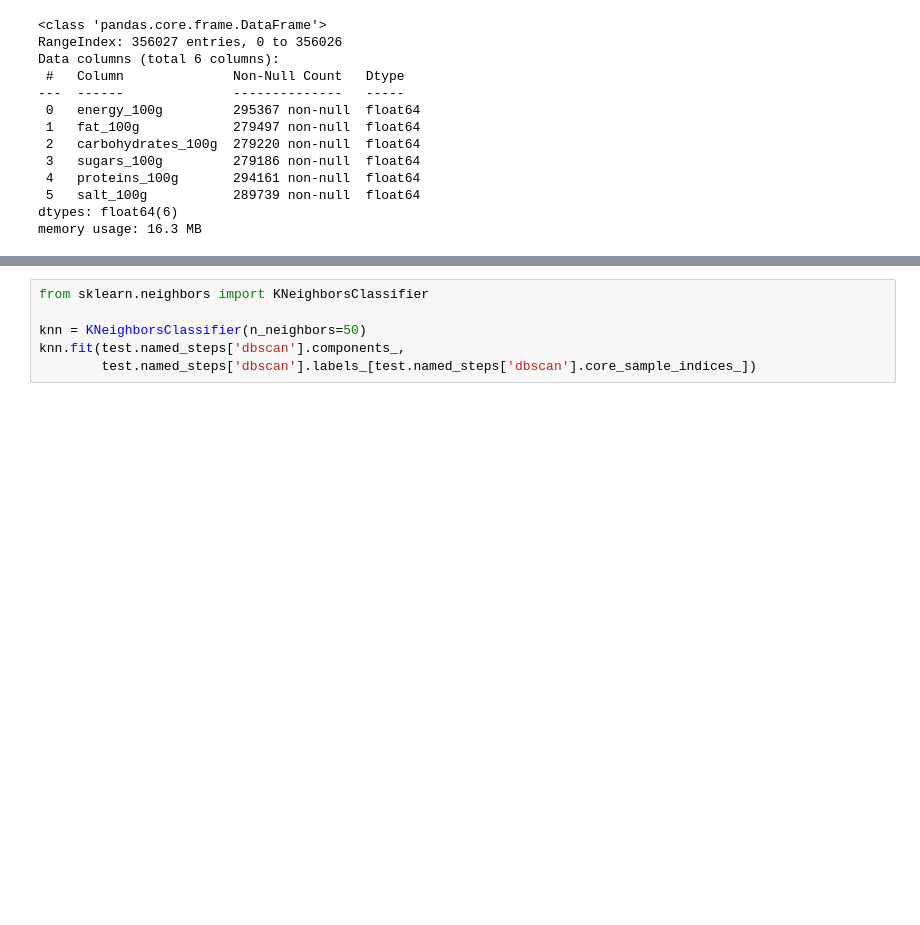
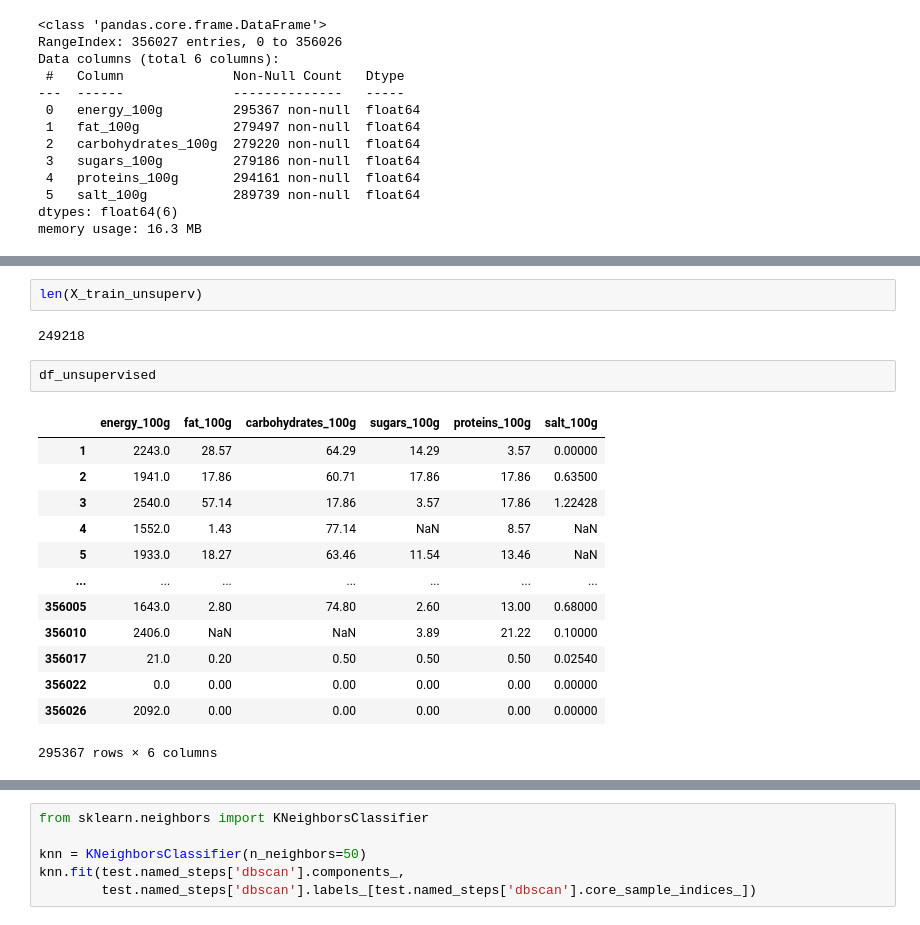
Before and after one commit to bastrob/TP_OPENFOODFACT_YNOV, a Jupyter notebook: Untitled.ipynb, the cells around one changed output, grey strips where cells are left out. Drawn from its saved outputs; the diff is of its cells as text; blank space fills up the shorter version.

```diff
--- a/Untitled.ipynb
+++ b/Untitled.ipynb
@@ -750,0 +683,20 @@ memory usage: 16.3 MB
+# %%
+len(X_train_unsuperv)
+# %% [output]
+249218
+# %%
+df_unsupervised
+# %% [output]
+|  | energy_100g | fat_100g | carbohydrates_100g | sugars_100g | proteins_100g | salt_100g |
+| 1 | 2243.0 | 28.57 | 64.29 | 14.29 | 3.57 | 0.00000 |
+| 2 | 1941.0 | 17.86 | 60.71 | 17.86 | 17.86 | 0.63500 |
+| 3 | 2540.0 | 57.14 | 17.86 | 3.57 | 17.86 | 1.22428 |
+| 4 | 1552.0 | 1.43 | 77.14 | NaN | 8.57 | NaN |
+| 5 | 1933.0 | 18.27 | 63.46 | 11.54 | 13.46 | NaN |
+| ... | ... | ... | ... | ... | ... | ... |
+| 356005 | 1643.0 | 2.80 | 74.80 | 2.60 | 13.00 | 0.68000 |
+| 356010 | 2406.0 | NaN | NaN | 3.89 | 21.22 | 0.10000 |
+| 356017 | 21.0 | 0.20 | 0.50 | 0.50 | 0.50 | 0.02540 |
+| 356022 | 0.0 | 0.00 | 0.00 | 0.00 | 0.00 | 0.00000 |
+| 356026 | 2092.0 | 0.00 | 0.00 | 0.00 | 0.00 | 0.00000 |
+295367 rows × 6 columns
```
Also changed, not shown: parts of 47 cells of this notebook, 2 other files.
